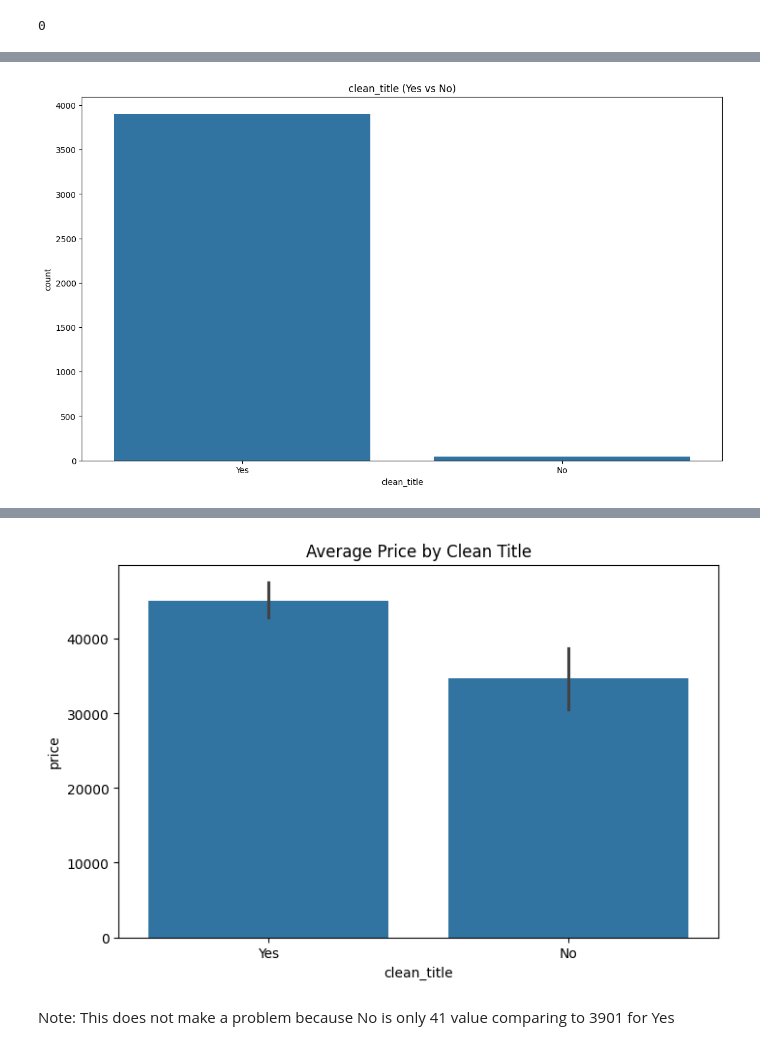
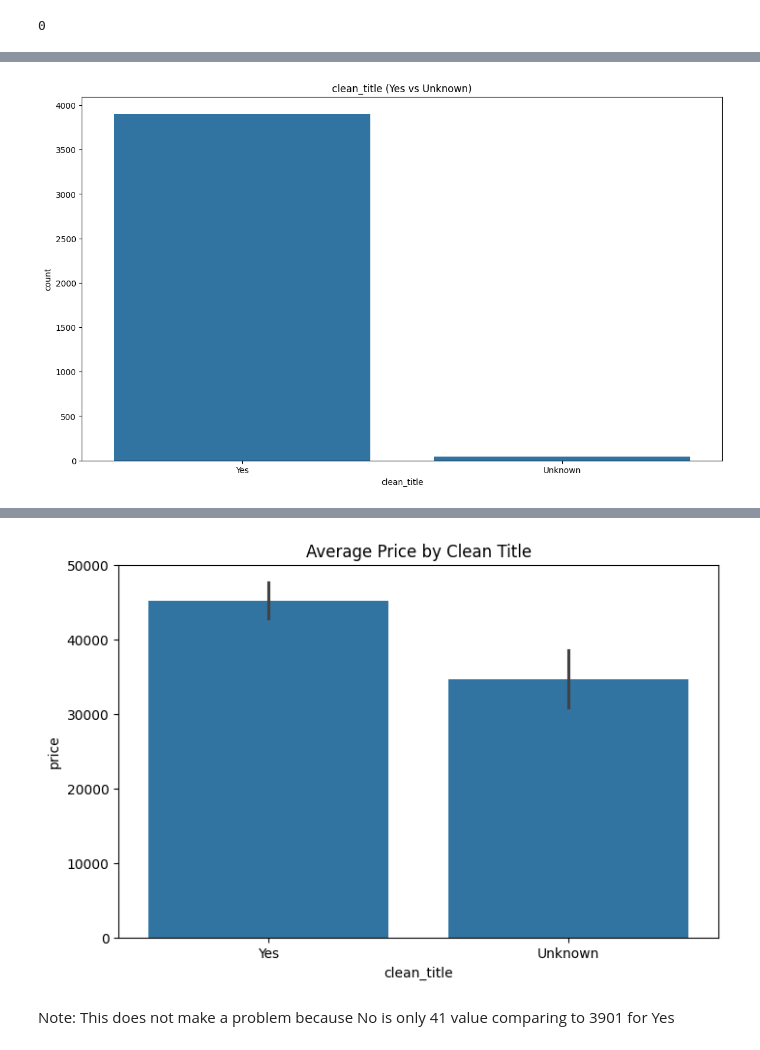
Before and after one commit to omar-reda123/Used-Car-Price-Prediction-End-to-End-ML-Project, a Jupyter notebook: notebooks/01_exploration.ipynb, the cells around one changed output, grey strips where cells are left out. Saved outputs shown, nothing was run; the diff lists cells and outputs as text; code cells hidden in the pictures.

Commit message:
EDA, is done, cleaned_csv is saved

```diff
--- a/notebooks/01_exploration.ipynb
+++ b/notebooks/01_exploration.ipynb
@@ -471,19 +475,19 @@ else with No
 mask = (df['clean_title'].isna()) & (df['accident'] == 'None reported')
 df.loc[mask, 'clean_title'] = 'Yes'
 # %%
-df['clean_title']=df['clean_title'].fillna('No')
+df['clean_title'] = df['clean_title'].fillna('Unknown')
 # %%
 print(df["clean_title"].isna().sum())
 # %% [output]
 0
 # %%
 #some analysis
-#counts of binary Yes and No
+#counts of binary Yes and Unknown
 print(df["clean_title"].value_counts())
-#Count Plot (Yes vs No)
+#Count Plot (Yes vs Unknown)
 plt.figure(figsize=(14,8))
 sns.countplot(x="clean_title", data=df)
-plt.title('clean_title (Yes vs No)')
+plt.title('clean_title (Yes vs Unknown)')
 plt.show()
 #average price for each boolean
 df.groupby("clean_title")["price"].mean()
@@ -494,3 +498,3 @@ No       41
 Name: count, dtype: int64
-[figure, old version]
+[figure, new version]
 clean_title
@@ -504,7 +508,7 @@ sns.barplot(x="clean_title", y="price", data=df)
 plt.title("Average Price by Clean Title")
 plt.show()
 # %% [output]
-[figure, old version]
+[figure, new version]
 # %% [markdown]
 Note:
 This does not make a problem because No is only 41 value comparing to 3901 for Yes
```
Also changed, not shown: parts of 4 cells of this notebook.
